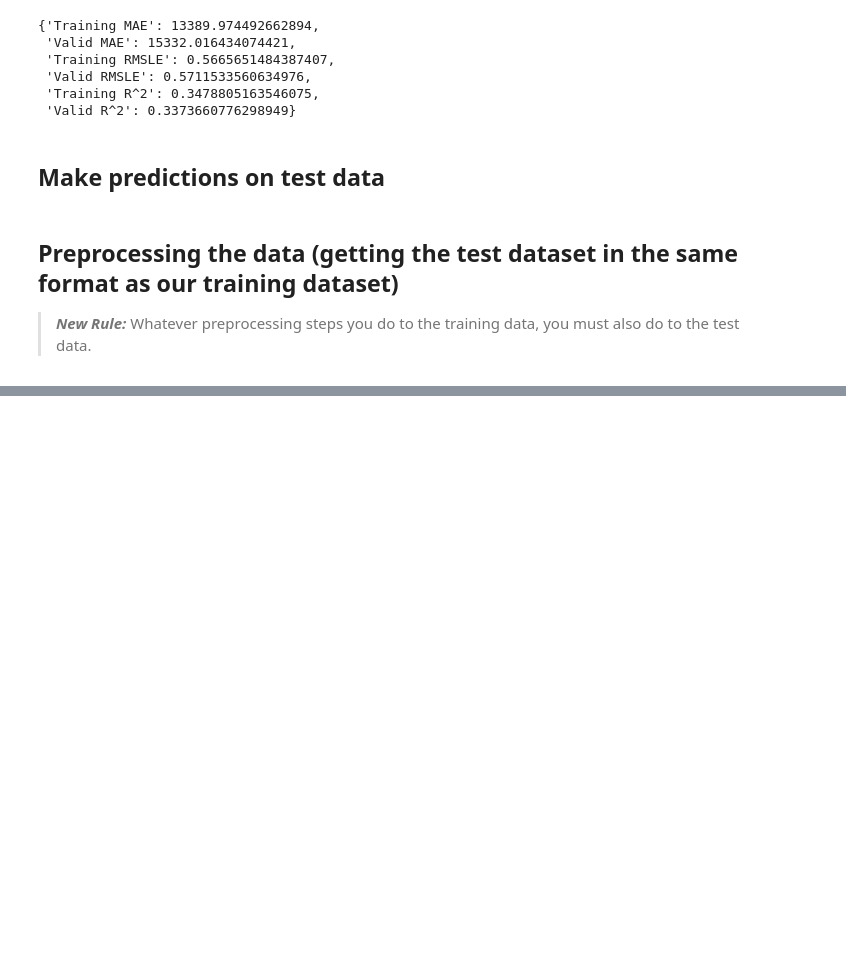
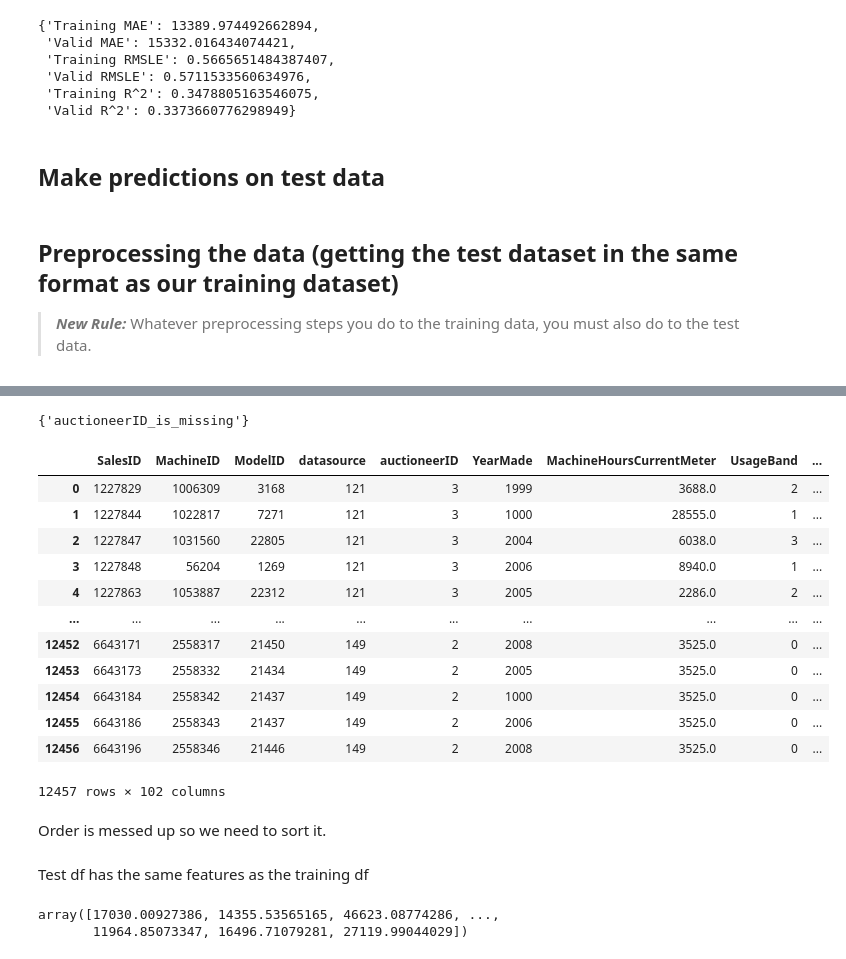
Before and after one commit to mrcruz117/time-series-price-prediction, a Jupyter notebook: ts_price_prediction.ipynb, the cells around one changed output, grey strips where cells are left out. Drawn from its saved outputs; the diff is of its cells as text; code cells hidden in the pictures; blank space fills up the shorter version.

Commit message:
exported test submission

```diff
--- a/ts_price_prediction.ipynb
+++ b/ts_price_prediction.ipynb
@@ -575,3 +575,7 @@ def preprocess_data(df):
                 content).codes+1
 
     return df
+# %%
+# Process test data
+df_test = preprocess_data(df_test)
+df_test.head()
@@ -577,0 +590,25 @@ def preprocess_data(df):
+# %%
+# We can find how the columns differ using sets
+set(X_train.columns) - set(df_test.columns)
+# %% [output]
+{'auctioneerID_is_missing'}
+# %%
+# Manually adjust df_test to have auctioneerID_is_missing column
+df_test['auctioneerID_is_missing'] = False
+df_test
+# %% [output]
+|  | SalesID | MachineID | ModelID | datasource | auctioneerID | YearMade | MachineHoursCurrentMeter | UsageBand | ... |
+| 0 | 1227829 | 1006309 | 3168 | 121 | 3 | 1999 | 3688.0 | 2 | ... |
+| 1 | 1227844 | 1022817 | 7271 | 121 | 3 | 1000 | 28555.0 | 1 | ... |
+| 2 | 1227847 | 1031560 | 22805 | 121 | 3 | 2004 | 6038.0 | 3 | ... |
+| 3 | 1227848 | 56204 | 1269 | 121 | 3 | 2006 | 8940.0 | 1 | ... |
+| 4 | 1227863 | 1053887 | 22312 | 121 | 3 | 2005 | 2286.0 | 2 | ... |
+| ... | ... | ... | ... | ... | ... | ... | ... | ... | ... |
+| 12452 | 6643171 | 2558317 | 21450 | 149 | 2 | 2008 | 3525.0 | 0 | ... |
+| 12453 | 6643173 | 2558332 | 21434 | 149 | 2 | 2005 | 3525.0 | 0 | ... |
+| 12454 | 6643184 | 2558342 | 21437 | 149 | 2 | 1000 | 3525.0 | 0 | ... |
+| 12455 | 6643186 | 2558343 | 21437 | 149 | 2 | 2006 | 3525.0 | 0 | ... |
+| 12456 | 6643196 | 2558346 | 21446 | 149 | 2 | 2008 | 3525.0 | 0 | ... |
+12457 rows × 102 columns
+# %% [markdown]
+Order is messed up so we need to sort it.
@@ -577,0 +642,2 @@ def preprocess_data(df):
+# %% [markdown]
+Test df has the same features as the training df
@@ -577,0 +647,5 @@ def preprocess_data(df):
+# %%
+test_preds
+# %% [output]
+array([17030.00927386, 14355.53565165, 46623.08774286, ...,
+       11964.85073347, 16496.71079281, 27119.99044029])
```
Also changed, not shown: parts of 8 cells of this notebook.
